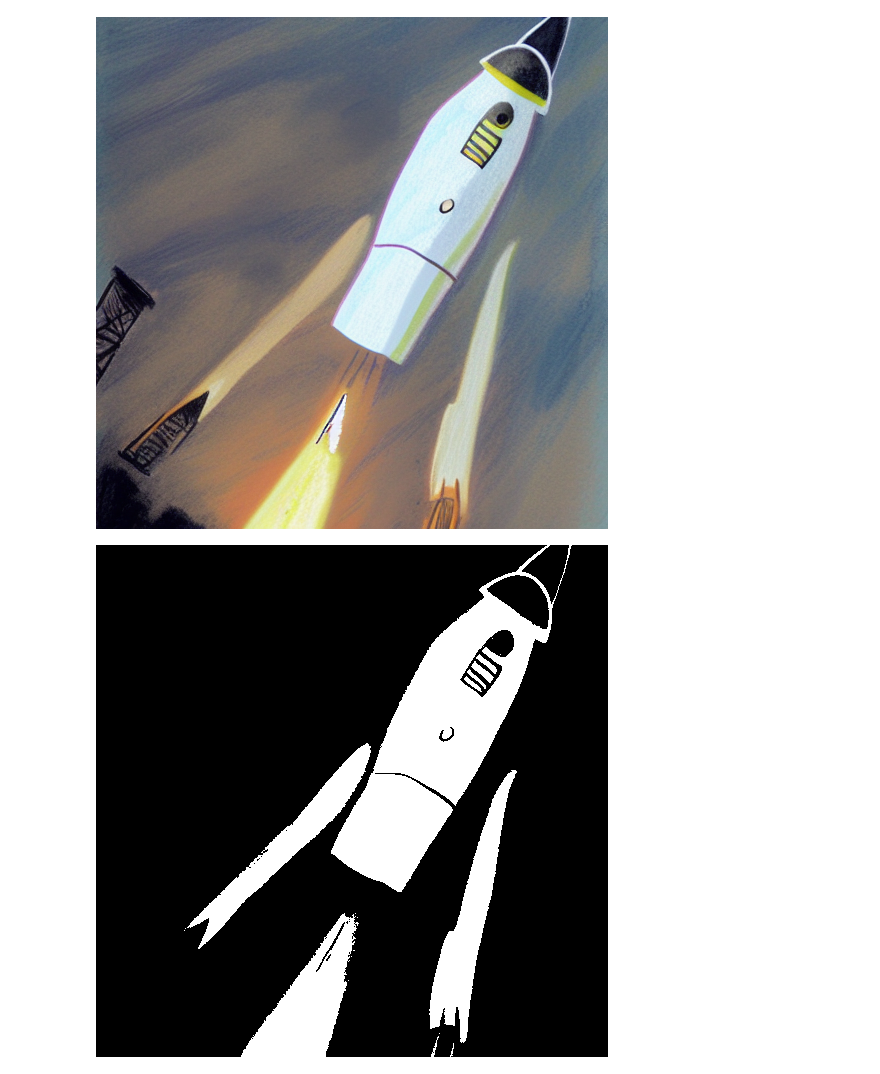
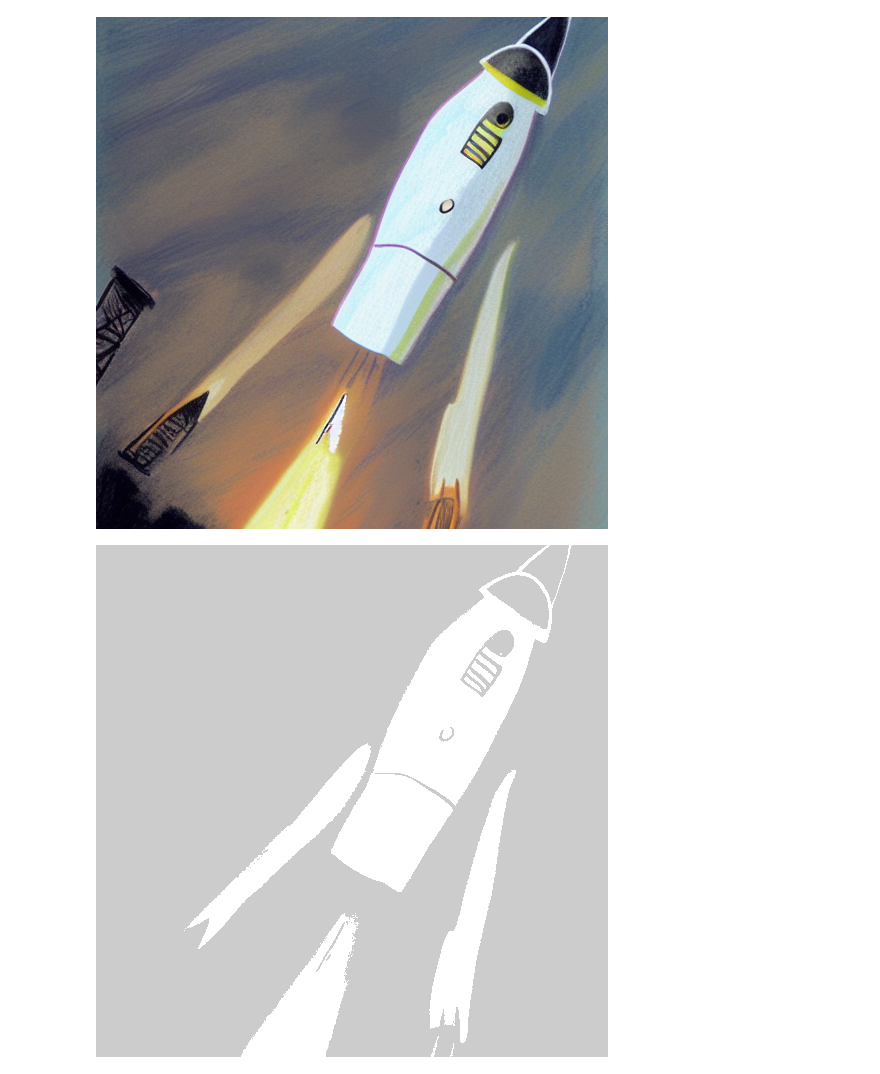
Before and after one commit to Stability-AI/stability-sdk, a Jupyter notebook: nbs/demo_colab.ipynb, the cells around one changed output. Cells and saved outputs as stored; diff of their text form; code cells hidden in the pictures.

Commit message:
improved masking demo (#46)
* "strength" as scalar multiplier on mask, rather than impacting global noise schedule
* fixed start_schedule

```diff
--- a/nbs/demo_colab.ipynb
+++ b/nbs/demo_colab.ipynb
@@ -77,18 +77,22 @@ for resp in answers:
 # %%
 # we can make a rough mask by thresholding the grayscaled image
 
 import numpy as np
 
 img2_grayscale = img2.convert('L')
 img2_a = np.array(img2_grayscale)
 
 mask = np.array(img2_grayscale)
 mask[img2_a<150] = 0  # this is the area that will get painted, will show up black below
 mask[img2_a>=150] = 1 # this is the protected area, will show up white below
 
-mask *= 255 # convert from range [0,1] to [0,255]
+strength = .2  # this controls the "strength" of the prompt relative to the init image
+
+d = int(255 * (1-strength))
+mask *= 255-d # convert from range [0,1] to [0,255]
+mask += d
 
 mask = Image.fromarray(mask)
 mask
 # %% [output]
-[figure, old version]
+[figure, new version]
```
Also changed, not shown: parts of 2 cells of this notebook.
